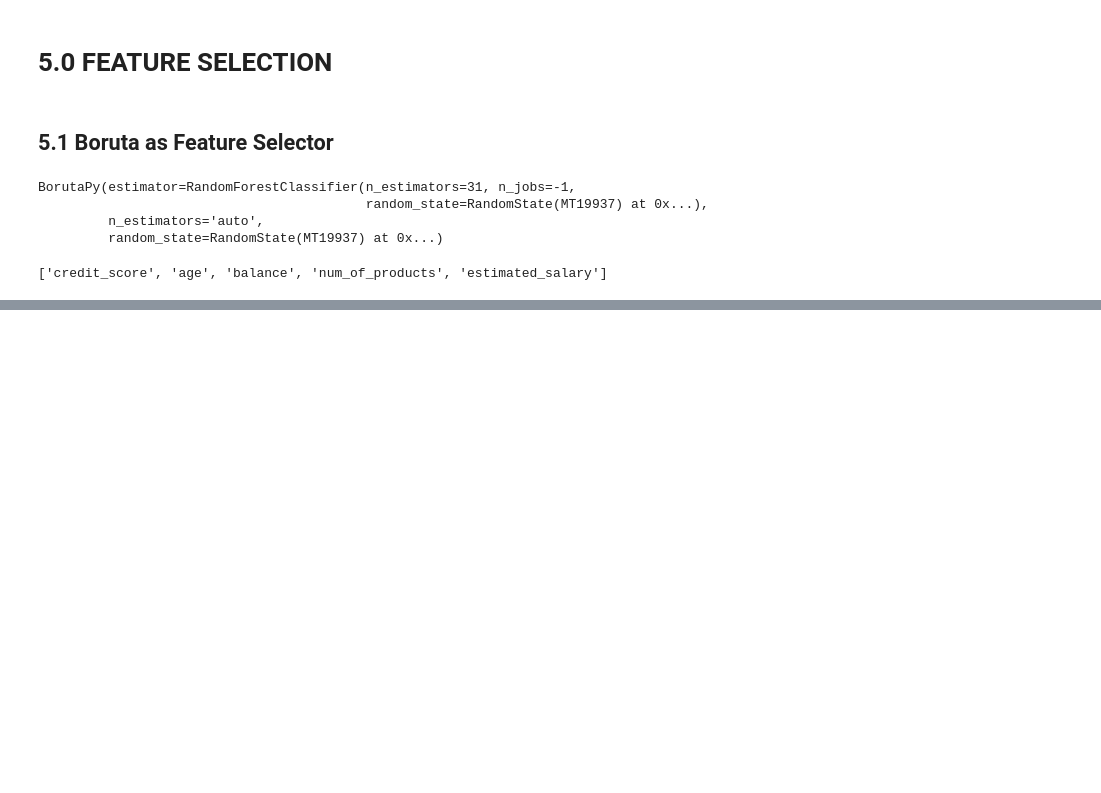
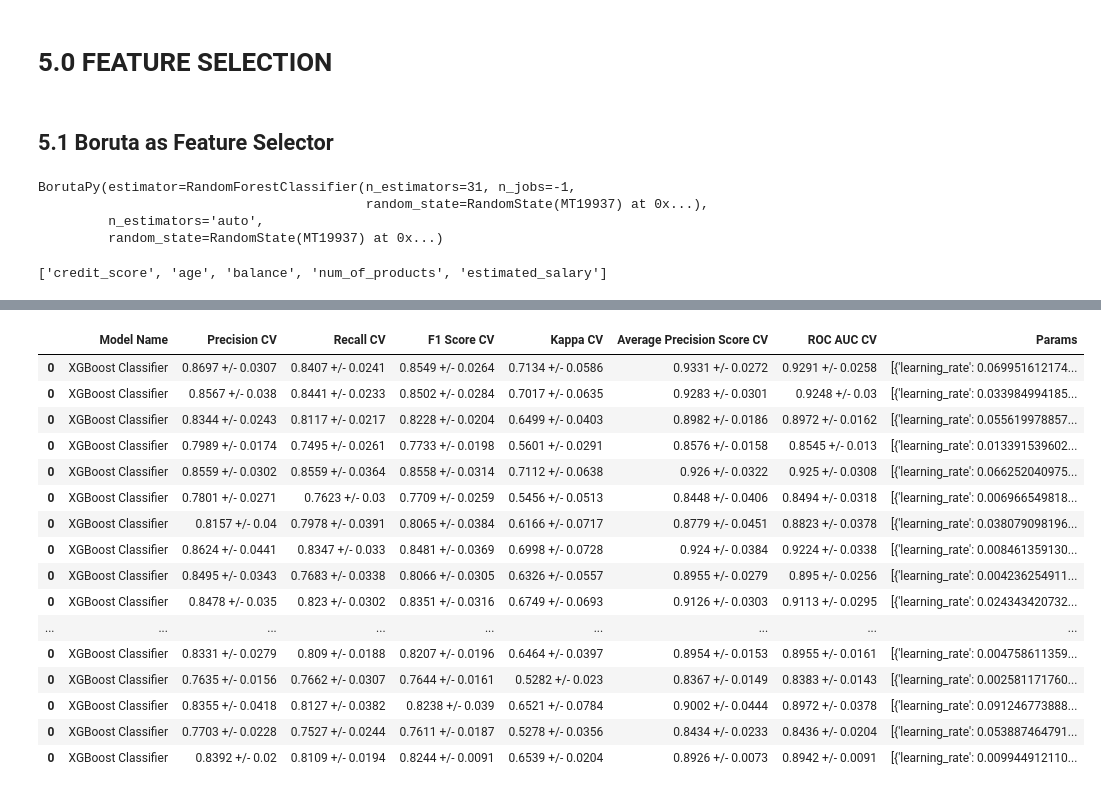
Before and after one commit to FabioCaffarello/Churn-Prediction-TopBank, a Jupyter notebook: 02-Notebooks/01-FirstCycleCRISP/10-WorkflowComplete.ipynb, the cells around one changed output, grey strips where cells are left out. Saved outputs shown, nothing was run; the diff lists cells and outputs as text; code cells hidden in the pictures; blank space fills up the shorter version.

```diff
--- a/02-Notebooks/01-FirstCycleCRISP/10-WorkflowComplete.ipynb
+++ b/02-Notebooks/01-FirstCycleCRISP/10-WorkflowComplete.ipynb
@@ -844,0 +1456,20 @@ Index(['customer_id', 'surname', 'credit_score', 'gender', 'age', 'tenure',
+# %%
+df_xgb_results.head(20)
+# %% [output]
+|  | Model Name | Precision CV | Recall CV | F1 Score CV | Kappa CV | Average Precision Score CV | ROC AUC CV | Params |
+| 0 | XGBoost Classifier | 0.8697 +/- 0.0307 | 0.8407 +/- 0.0241 | 0.8549 +/- 0.0264 | 0.7134 +/- 0.0586 | 0.9331 +/- 0.0272 | 0.9291 +/- 0.0258 | [{'learning_rate': 0.069951612174... |
+| 0 | XGBoost Classifier | 0.8567 +/- 0.038 | 0.8441 +/- 0.0233 | 0.8502 +/- 0.0284 | 0.7017 +/- 0.0635 | 0.9283 +/- 0.0301 | 0.9248 +/- 0.03 | [{'learning_rate': 0.033984994185... |
+| 0 | XGBoost Classifier | 0.8344 +/- 0.0243 | 0.8117 +/- 0.0217 | 0.8228 +/- 0.0204 | 0.6499 +/- 0.0403 | 0.8982 +/- 0.0186 | 0.8972 +/- 0.0162 | [{'learning_rate': 0.055619978857... |
+| 0 | XGBoost Classifier | 0.7989 +/- 0.0174 | 0.7495 +/- 0.0261 | 0.7733 +/- 0.0198 | 0.5601 +/- 0.0291 | 0.8576 +/- 0.0158 | 0.8545 +/- 0.013 | [{'learning_rate': 0.013391539602... |
+| 0 | XGBoost Classifier | 0.8559 +/- 0.0302 | 0.8559 +/- 0.0364 | 0.8558 +/- 0.0314 | 0.7112 +/- 0.0638 | 0.926 +/- 0.0322 | 0.925 +/- 0.0308 | [{'learning_rate': 0.066252040975... |
+| 0 | XGBoost Classifier | 0.7801 +/- 0.0271 | 0.7623 +/- 0.03 | 0.7709 +/- 0.0259 | 0.5456 +/- 0.0513 | 0.8448 +/- 0.0406 | 0.8494 +/- 0.0318 | [{'learning_rate': 0.006966549818... |
+| 0 | XGBoost Classifier | 0.8157 +/- 0.04 | 0.7978 +/- 0.0391 | 0.8065 +/- 0.0384 | 0.6166 +/- 0.0717 | 0.8779 +/- 0.0451 | 0.8823 +/- 0.0378 | [{'learning_rate': 0.038079098196... |
+| 0 | XGBoost Classifier | 0.8624 +/- 0.0441 | 0.8347 +/- 0.033 | 0.8481 +/- 0.0369 | 0.6998 +/- 0.0728 | 0.924 +/- 0.0384 | 0.9224 +/- 0.0338 | [{'learning_rate': 0.008461359130... |
+| 0 | XGBoost Classifier | 0.8495 +/- 0.0343 | 0.7683 +/- 0.0338 | 0.8066 +/- 0.0305 | 0.6326 +/- 0.0557 | 0.8955 +/- 0.0279 | 0.895 +/- 0.0256 | [{'learning_rate': 0.004236254911... |
+| 0 | XGBoost Classifier | 0.8478 +/- 0.035 | 0.823 +/- 0.0302 | 0.8351 +/- 0.0316 | 0.6749 +/- 0.0693 | 0.9126 +/- 0.0303 | 0.9113 +/- 0.0295 | [{'learning_rate': 0.024343420732... |
+| ... | ... | ... | ... | ... | ... | ... | ... | ... |
+| 0 | XGBoost Classifier | 0.8331 +/- 0.0279 | 0.809 +/- 0.0188 | 0.8207 +/- 0.0196 | 0.6464 +/- 0.0397 | 0.8954 +/- 0.0153 | 0.8955 +/- 0.0161 | [{'learning_rate': 0.004758611359... |
+| 0 | XGBoost Classifier | 0.7635 +/- 0.0156 | 0.7662 +/- 0.0307 | 0.7644 +/- 0.0161 | 0.5282 +/- 0.023 | 0.8367 +/- 0.0149 | 0.8383 +/- 0.0143 | [{'learning_rate': 0.002581171760... |
+| 0 | XGBoost Classifier | 0.8355 +/- 0.0418 | 0.8127 +/- 0.0382 | 0.8238 +/- 0.039 | 0.6521 +/- 0.0784 | 0.9002 +/- 0.0444 | 0.8972 +/- 0.0378 | [{'learning_rate': 0.091246773888... |
+| 0 | XGBoost Classifier | 0.7703 +/- 0.0228 | 0.7527 +/- 0.0244 | 0.7611 +/- 0.0187 | 0.5278 +/- 0.0356 | 0.8434 +/- 0.0233 | 0.8436 +/- 0.0204 | [{'learning_rate': 0.053887464791... |
+| 0 | XGBoost Classifier | 0.8392 +/- 0.02 | 0.8109 +/- 0.0194 | 0.8244 +/- 0.0091 | 0.6539 +/- 0.0204 | 0.8926 +/- 0.0073 | 0.8942 +/- 0.0091 | [{'learning_rate': 0.009944912110... |
```
Also changed, not shown: parts of 56 cells of this notebook.
